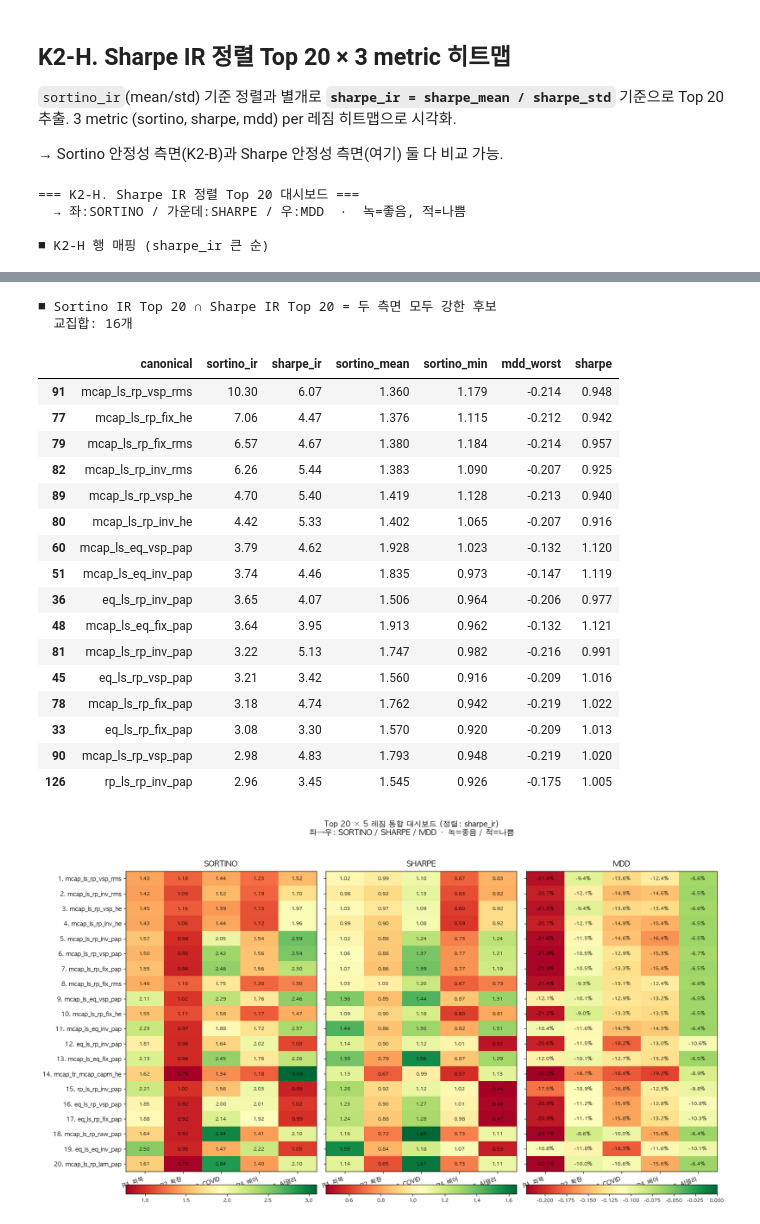
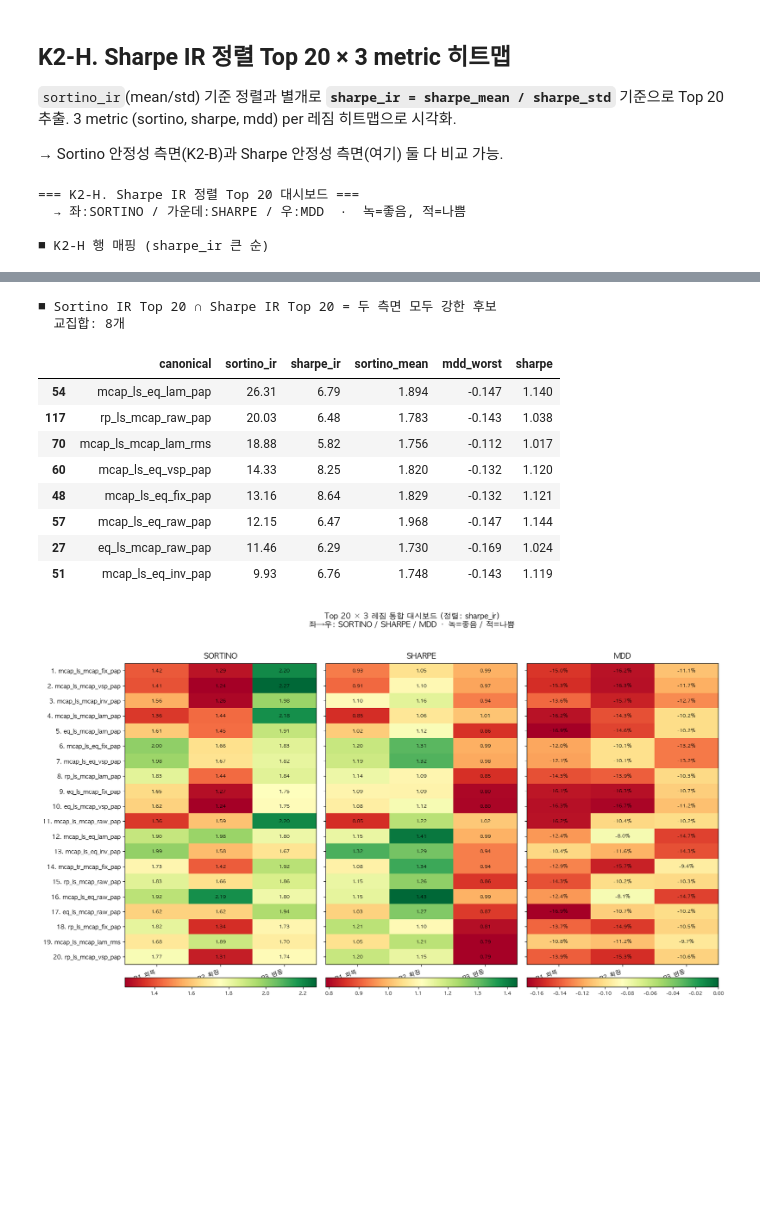
Before and after one commit to sybeom528/low_vol_with_lstm_har_bl, a Jupyter notebook: final/99_analyze.ipynb, the cells around one changed output, grey strips where cells are left out. Saved outputs shown, nothing was run; the diff lists cells and outputs as text; code cells hidden in the pictures; blank space fills up the shorter version.

```diff
--- a/final/99_analyze.ipynb
+++ b/final/99_analyze.ipynb
@@ -627,13 +481,15 @@ from analyze_plots import (plot_marginal_effects, plot_matrix_heatmap,
                            plot_top_n_analysis, crisis_comparison, benchmark_table,
                            CRISIS_PERIODS, BENCHMARK_NAMES)
 
-mt = build_master_table(RESULTS_DIR, rf, spy_ret, periods=PERIODS_DEFAULT)
+mt_full = build_master_table(RESULTS_DIR, rf, spy_ret, periods=PERIODS_DEFAULT)
+# Q 민감도 변형 제외 — 모든 분석은 q=0.003 baseline만 사용
+mt = mt_full[~mt_full['name'].str.endswith(('_q55','_q64','_q70'))].copy()
 print(f'Master Table: {len(mt)}개 실험 × {mt.shape[1]}개 컬럼')
 
 # Top 20 by Sharpe
 display(
     mt[['name','canonical','sharpe','cagr','vol','mdd','turnover_avg',
-        'sharpe_R1_회복','sharpe_R2_확장','sharpe_R3_COVID','sharpe_R4_베어','sharpe_R5_AI랠리']]
+        'sharpe_R1_회복','sharpe_R2_확장','sharpe_R3_변동']]
     .sort_values('sharpe', ascending=False).head(20).round(3)
 )
 # %% [output]
@@ -1061,15 +704,16 @@ importlib.reload(master_table); importlib.reload(analyze_plots)
 from analyze_plots import plot_styled_regime_dashboard
 
 # rt가 K1에서 build됐다고 가정. composite_rank 제거되었으니 다시 빌드.
-from master_table import build_regime_table, REGIMES_5
-rt = build_regime_table(mt, RESULTS_DIR, rf, regimes=REGIMES_5)
+from master_table import build_regime_table, REGIMES
+rt = build_regime_table(mt, RESULTS_DIR, rf, regimes=REGIMES)
+
 
 # 비교군 5-레짐 sortino
 print('■ 레짐별 Sortino — 핵심 비교군 4종')
 print(f'{"레짐":<12} {"SPY":>7} {"baseline":>10} {"capm_no_bl":>12} {"naive_low":>11}')
 print('-' * 56)
 bench_sortinos = {'SPY': {}, 'baseline': {}, 'capm_no_bl': {}, 'naive_lowvol': {}}
-for lbl, s, e in REGIMES_5:
+for lbl, s, e in REGIMES:
     sm = regime_metrics(spy_ret,           rf, s, e)['sortino']
     bm = regime_metrics(baseline_ret,      rf, s, e)['sortino']
     cm = regime_metrics(capm_no_bl_ret,    rf, s, e)['sortino']
@@ -1092,7 +736,7 @@ _ = plot_styled_regime_dashboard(
 # 행 매핑 표
 top20 = rt.nlargest(20, 'sortino_ir').reset_index(drop=True); top20.index += 1
 print('\n■ K2-A 행 매핑 (sortino_ir 큰 순)')
-display(top20[['canonical','sortino_ir','sortino_mean','sortino_min','sortino_std','mdd_worst','sharpe']].round(3))
+display(top20[['canonical','sortino_ir','sortino_mean','sortino_std','mdd_worst','sharpe']].round(3))
 
 # ── K2-B. 비교군 우위 카운트 ──────────────────────────────────
 print('\n\n=== K2-B. 핵심 비교군 대비 레짐 우위 카운트 ===')
@@ -1104,7 +748,7 @@ for bname in ['SPY','baseline','capm_no_bl','naive_lowvol']:
     bs = bench_sortinos[bname]
     counts = []
     for _, row in rt_beat.iterrows():
-        n = sum(1 for lbl,_,_ in REGIMES_5
+        n = sum(1 for lbl,_,_ in REGIMES
                 if pd.notna(row[f'sortino_{lbl}']) and pd.notna(bs[lbl]) and row[f'sortino_{lbl}'] > bs[lbl])
         counts.append(n)
     rt_beat[f'n_beat_{bname}'] = counts
@@ -1113,7 +757,7 @@ print('\n■ SPY 대비 우위 레짐 수 Top 10')
 top_beat = rt_beat.sort_values(['n_beat_SPY','sortino_mean'], ascending=[False, False]).head(10).reset_index(drop=True)
 top_beat.index += 1
 display(top_beat[['canonical','n_beat_SPY','n_beat_naive_lowvol','n_beat_baseline','n_beat_capm_no_bl',
-                  'sortino_mean','sortino_min','mdd_worst','sharpe']].round(3))
+                  'sortino_mean','mdd_worst','sharpe']].round(3))
 
 print('\n■ n_beat_SPY 분포 (전체)')
 print(rt_beat['n_beat_SPY'].value_counts().sort_index().to_string())
@@ -1183,6 +902,8 @@ n_beat_SPY
 import importlib, master_table, analyze_plots
 importlib.reload(master_table); importlib.reload(analyze_plots)
 from analyze_plots import plot_styled_regime_dashboard
+
+
 
 print('=== K2-H. Sharpe IR 정렬 Top 20 대시보드 ===')
 print('  → 좌:SORTINO / 가운데:SHARPE / 우:MDD  ·  녹=좋음, 적=나쁨')
@@ -1194,7 +915,7 @@ _ = plot_styled_regime_dashboard(
 
 top20_sh = rt.nlargest(20, 'sharpe_ir').reset_index(drop=True); top20_sh.index += 1
 print('\n■ K2-H 행 매핑 (sharpe_ir 큰 순)')
-display(top20_sh[['canonical','sharpe_ir','sharpe_mean','sharpe_min','sortino_ir','mdd_worst']].round(3))
+display(top20_sh[['canonical','sharpe_ir','sharpe_mean','sortino_ir','mdd_worst']].round(3))
 
 # Sortino IR ∩ Sharpe IR Top 20 교집합
 print('\n■ Sortino IR Top 20 ∩ Sharpe IR Top 20 = 두 측면 모두 강한 후보')
@@ -1204,7 +925,7 @@ inter = set_so & set_sh
 print(f'  교집합: {len(inter)}개')
 if inter:
     display(rt[rt['canonical'].isin(inter)].sort_values('sortino_ir', ascending=False)
-              [['canonical','sortino_ir','sharpe_ir','sortino_mean','sortino_min','mdd_worst','sharpe']]
+              [['canonical','sortino_ir','sharpe_ir','sortino_mean','mdd_worst','sharpe']]
               .round(3))
 # %% [output]
 === K2-H. Sharpe IR 정렬 Top 20 대시보드 ===
@@ -1231,20 +952,12 @@ if inter:
 ■ Sortino IR Top 20 ∩ Sharpe IR Top 20 = 두 측면 모두 강한 후보
-  교집합: 16개
+  교집합: 8개
-|  | canonical | sortino_ir | sharpe_ir | sortino_mean | sortino_min | mdd_worst | sharpe |
-| 91 | mcap_ls_rp_vsp_rms | 10.30 | 6.07 | 1.360 | 1.179 | -0.214 | 0.948 |
-| 77 | mcap_ls_rp_fix_he | 7.06 | 4.47 | 1.376 | 1.115 | -0.212 | 0.942 |
-| 79 | mcap_ls_rp_fix_rms | 6.57 | 4.67 | 1.380 | 1.184 | -0.214 | 0.957 |
-| 82 | mcap_ls_rp_inv_rms | 6.26 | 5.44 | 1.383 | 1.090 | -0.207 | 0.925 |
-| 89 | mcap_ls_rp_vsp_he | 4.70 | 5.40 | 1.419 | 1.128 | -0.213 | 0.940 |
-| 80 | mcap_ls_rp_inv_he | 4.42 | 5.33 | 1.402 | 1.065 | -0.207 | 0.916 |
-| 60 | mcap_ls_eq_vsp_pap | 3.79 | 4.62 | 1.928 | 1.023 | -0.132 | 1.120 |
-| 51 | mcap_ls_eq_inv_pap | 3.74 | 4.46 | 1.835 | 0.973 | -0.147 | 1.119 |
-| 36 | eq_ls_rp_inv_pap | 3.65 | 4.07 | 1.506 | 0.964 | -0.206 | 0.977 |
-| 48 | mcap_ls_eq_fix_pap | 3.64 | 3.95 | 1.913 | 0.962 | -0.132 | 1.121 |
-| 81 | mcap_ls_rp_inv_pap | 3.22 | 5.13 | 1.747 | 0.982 | -0.216 | 0.991 |
-| 45 | eq_ls_rp_vsp_pap | 3.21 | 3.42 | 1.560 | 0.916 | -0.209 | 1.016 |
-| 78 | mcap_ls_rp_fix_pap | 3.18 | 4.74 | 1.762 | 0.942 | -0.219 | 1.022 |
-| 33 | eq_ls_rp_fix_pap | 3.08 | 3.30 | 1.570 | 0.920 | -0.209 | 1.013 |
-| 90 | mcap_ls_rp_vsp_pap | 2.98 | 4.83 | 1.793 | 0.948 | -0.219 | 1.020 |
-| 126 | rp_ls_rp_inv_pap | 2.96 | 3.45 | 1.545 | 0.926 | -0.175 | 1.005 |
+|  | canonical | sortino_ir | sharpe_ir | sortino_mean | mdd_worst | sharpe |
+| 54 | mcap_ls_eq_lam_pap | 26.31 | 6.79 | 1.894 | -0.147 | 1.140 |
+| 117 | rp_ls_mcap_raw_pap | 20.03 | 6.48 | 1.783 | -0.143 | 1.038 |
+| 70 | mcap_ls_mcap_lam_rms | 18.88 | 5.82 | 1.756 | -0.112 | 1.017 |
+| 60 | mcap_ls_eq_vsp_pap | 14.33 | 8.25 | 1.820 | -0.132 | 1.120 |
+| 48 | mcap_ls_eq_fix_pap | 13.16 | 8.64 | 1.829 | -0.132 | 1.121 |
+| 57 | mcap_ls_eq_raw_pap | 12.15 | 6.47 | 1.968 | -0.147 | 1.144 |
+| 27 | eq_ls_mcap_raw_pap | 11.46 | 6.29 | 1.730 | -0.169 | 1.024 |
+| 51 | mcap_ls_eq_inv_pap | 9.93 | 6.76 | 1.748 | -0.143 | 1.119 |
-[figure, old version]
+[figure, new version]
```
Also changed, not shown: parts of 25 cells of this notebook, 23 other files.
